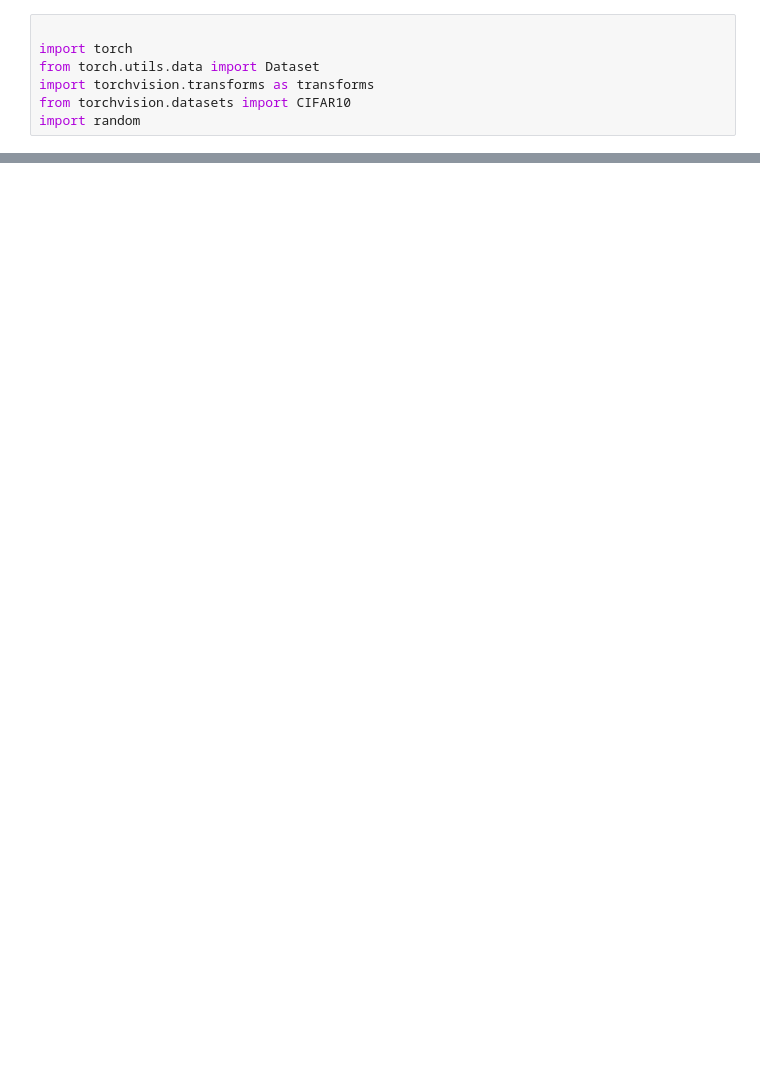
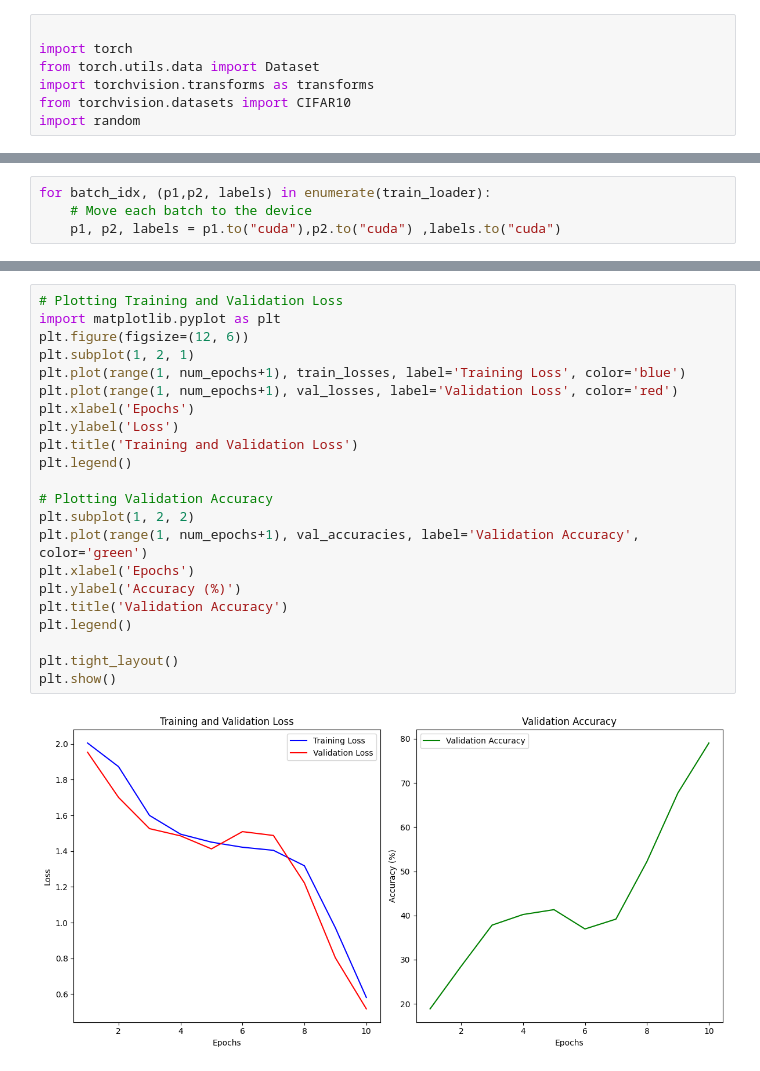
Before and after one commit to Wailsafi/Context-Prediction-, a Jupyter notebook: main.ipynb, the cells around one changed output, grey strips where cells are left out. Cells and saved outputs as stored; diff of their text form; blank space fills up the shorter version.

Commit message:
final model trained

```diff
--- a/main.ipynb
+++ b/main.ipynb
@@ -63,0 +77,4 @@ patch_dataset.__getitem__(0)[0].shape
+# %%
+for batch_idx, (p1,p2, labels) in enumerate(train_loader):
+    # Move each batch to the device
+    p1, p2, labels = p1.to("cuda"),p2.to("cuda") ,labels.to("cuda")
@@ -63,0 +204,24 @@ patch_dataset.__getitem__(0)[0].shape
+# %%
+# Plotting Training and Validation Loss
+import matplotlib.pyplot as plt
+plt.figure(figsize=(12, 6))
+plt.subplot(1, 2, 1)
+plt.plot(range(1, num_epochs+1), train_losses, label='Training Loss', color='blue')
+plt.plot(range(1, num_epochs+1), val_losses, label='Validation Loss', color='red')
+plt.xlabel('Epochs')
+plt.ylabel('Loss')
+plt.title('Training and Validation Loss')
+plt.legend()
+
+# Plotting Validation Accuracy
+plt.subplot(1, 2, 2)
+plt.plot(range(1, num_epochs+1), val_accuracies, label='Validation Accuracy', color='green')
+plt.xlabel('Epochs')
+plt.ylabel('Accuracy (%)')
+plt.title('Validation Accuracy')
+plt.legend()
+
+plt.tight_layout()
+plt.show()
+# %% [output]
+[figure, added]
```
Also changed, not shown: parts of 3 cells of this notebook, 1 other file.
